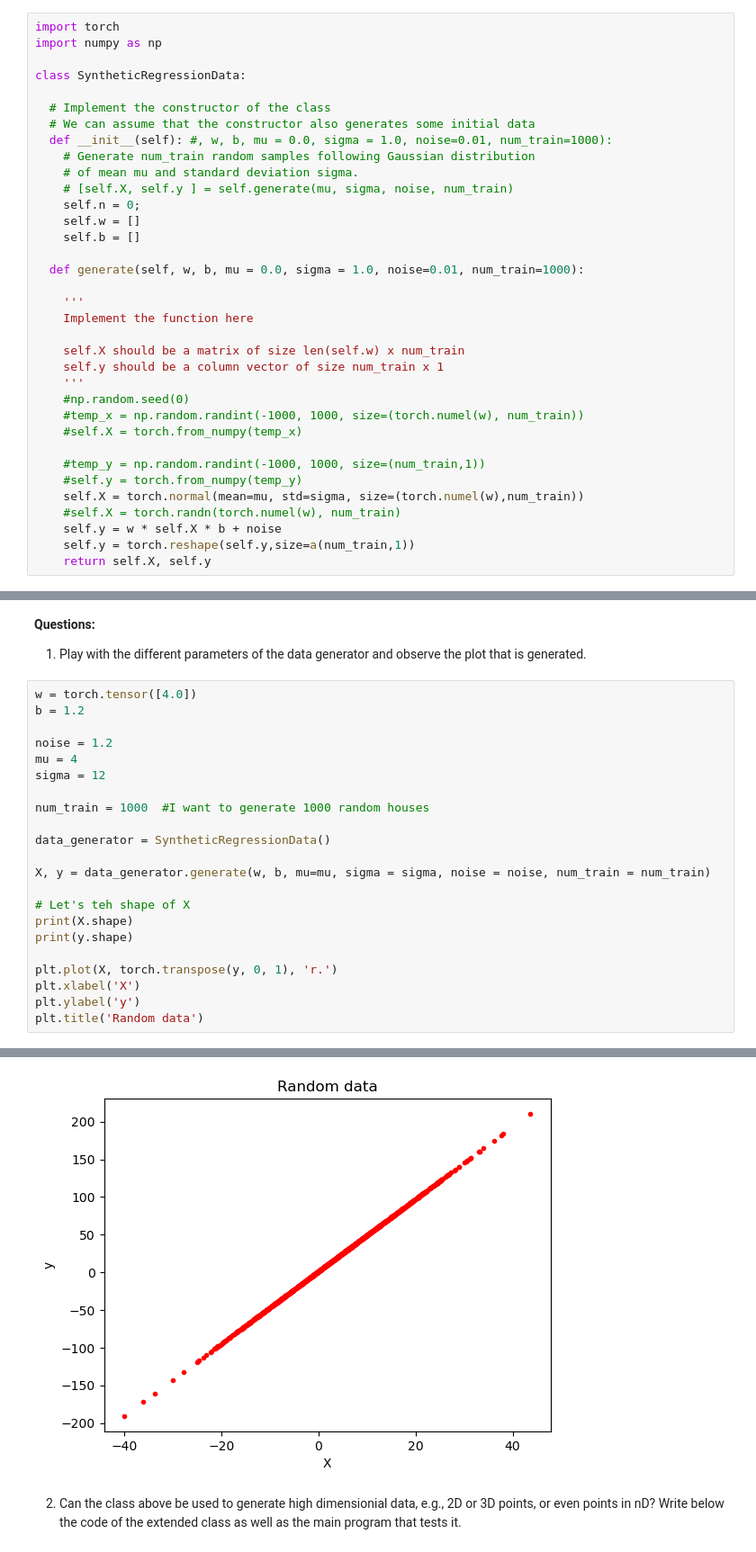
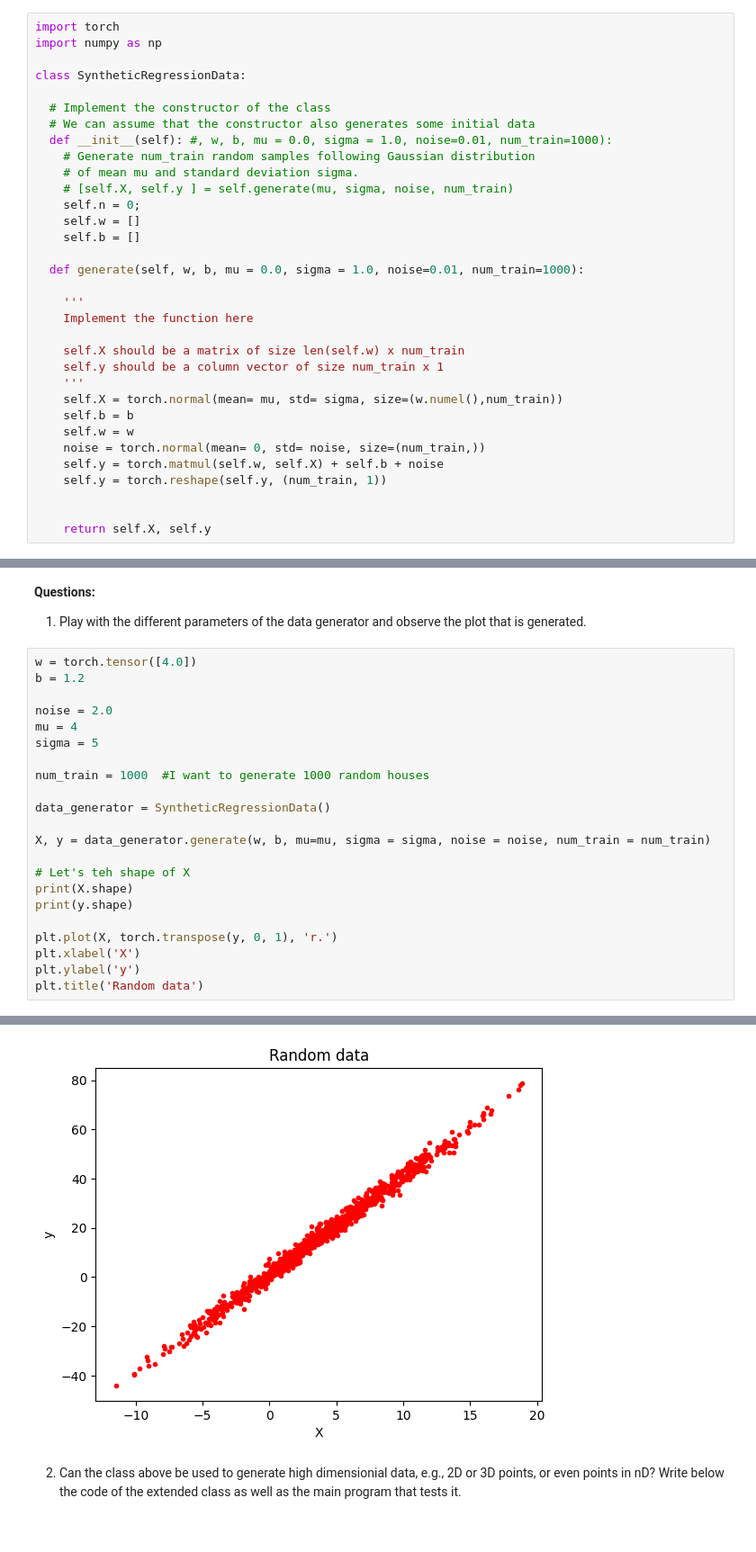
Before and after one commit to Aithusa712/GoogleColab, a Jupyter notebook: Lab02/ICT303 - Lab2_LinearNeuralNetwork.ipynb, the cells around one changed output, grey strips where cells are left out. Shown at 90% size. Cells and saved outputs as stored; diff of their text form.

```diff
--- a/Lab02/ICT303 - Lab2_LinearNeuralNetwork.ipynb
+++ b/Lab02/ICT303 - Lab2_LinearNeuralNetwork.ipynb
@@ -238,16 +240,14 @@ class SyntheticRegressionData:
     self.X should be a matrix of size len(self.w) x num_train
     self.y should be a column vector of size num_train x 1
     '''
-    #np.random.seed(0)
-    #temp_x = np.random.randint(-1000, 1000, size=(torch.numel(w), num_train))
-    #self.X = torch.from_numpy(temp_x)
+    self.X = torch.normal(mean= mu, std= sigma, size=(w.numel(),num_train))
+    self.b = b
+    self.w = w
+    noise = torch.normal(mean= 0, std= noise, size=(num_train,))
+    self.y = torch.matmul(self.w, self.X) + self.b + noise
+    self.y = torch.reshape(self.y, (num_train, 1))
 
-    #temp_y = np.random.randint(-1000, 1000, size=(num_train,1))
-    #self.y = torch.from_numpy(temp_y)
-    self.X = torch.normal(mean=mu, std=sigma, size=(torch.numel(w),num_train))
-    #self.X = torch.randn(torch.numel(w), num_train)
-    self.y = w * self.X * b + noise
-    self.y = torch.reshape(self.y,size=a(num_train,1))
+
     return self.X, self.y
 # %% [markdown]
 Below is an example of how to use the class to generate $n=1000$ data and plot them.
@@ -292,30 +292,30 @@ Text(0.5, 1.0, 'Random data')
 # %%
 w = torch.tensor([4.0])
 b = 1.2
 
-noise = 1.2
+noise = 2.0
 mu = 4
-sigma = 12
+sigma = 5
 
 num_train = 1000  #I want to generate 1000 random houses
 
 data_generator = SyntheticRegressionData()
 
 X, y = data_generator.generate(w, b, mu=mu, sigma = sigma, noise = noise, num_train = num_train)
 
 # Let's teh shape of X
 print(X.shape)
 print(y.shape)
 
 plt.plot(X, torch.transpose(y, 0, 1), 'r.')
 plt.xlabel('X')
 plt.ylabel('y')
 plt.title('Random data')
 # %% [output]
 torch.Size([1, 1000])
 torch.Size([1000, 1])
 Text(0.5, 1.0, 'Random data')
-[figure, old version]
+[figure, new version]
 # %% [markdown]
 2. Can the class above be used to generate high dimensionial data, e.g., 2D or 3D points, or even points in nD? Write below the code of the extended class as well as the main program that tests it.
 # %%
```
Also changed, not shown: parts of 7 cells of this notebook.
